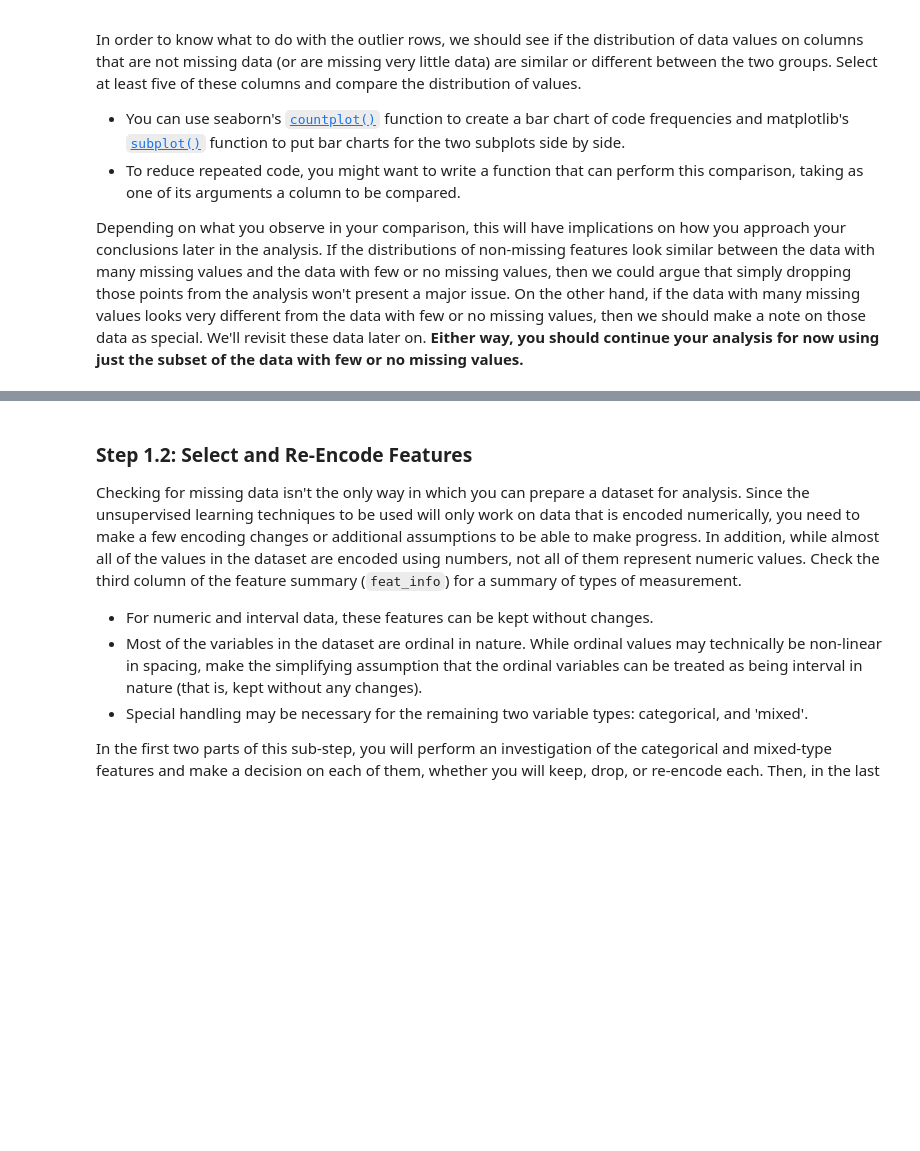
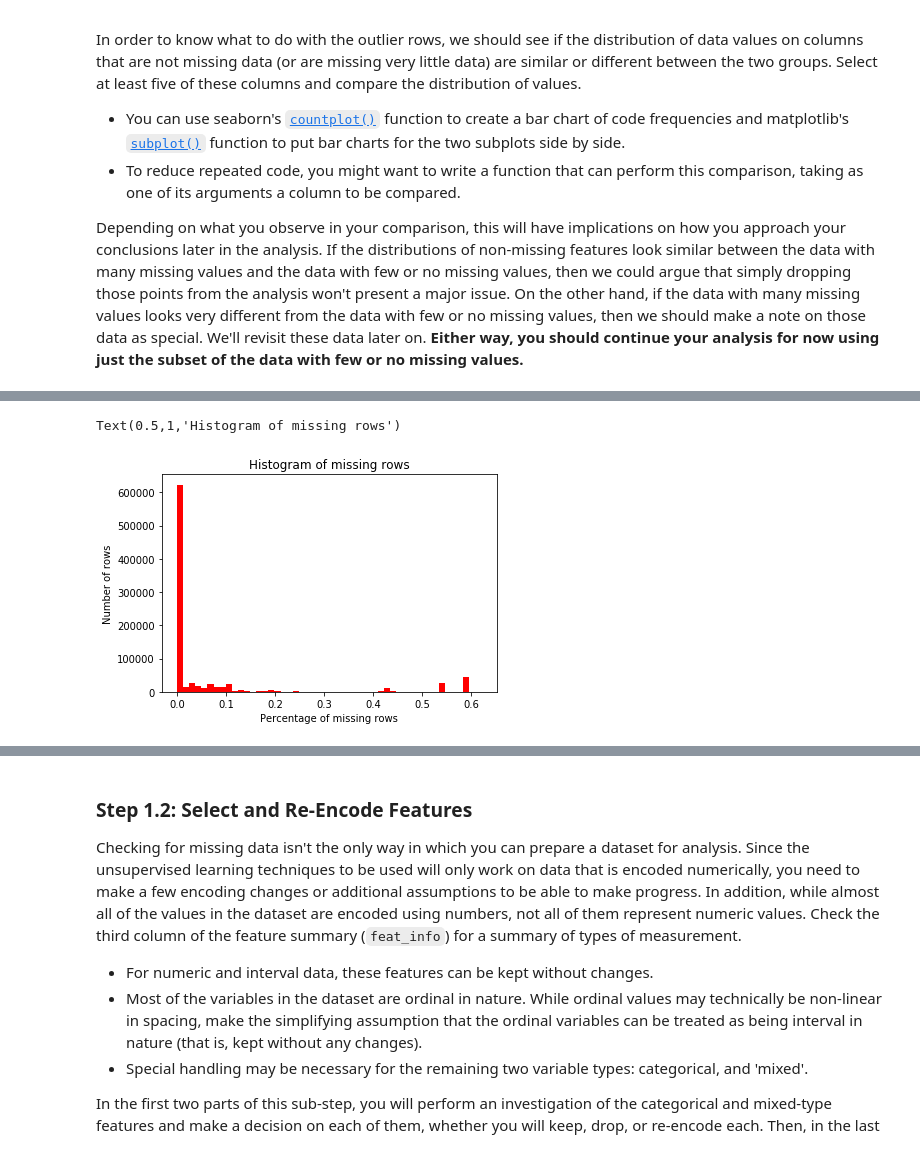
Before and after one commit to tusphananh/udacity-identify-customer-segments, a Jupyter notebook: Identify_Customer_Segments.ipynb, the cells around one changed output, grey strips where cells are left out. Drawn from its saved outputs; the diff is of its cells as text; code cells hidden in the pictures; blank space fills up the shorter version.

```diff
--- a/Identify_Customer_Segments.ipynb
+++ b/Identify_Customer_Segments.ipynb
@@ -110,0 +233,7 @@ For the remaining features, are there any patterns in which columns have, or sha
+# %%
+# Remove columns with more than 30% missing data
+columns_to_drop = percent_missing_cols[percent_missing_cols > 0.3].index
+print('columns_to_drop', columns_to_drop)
+azdias = azdias.drop(columns_to_drop, axis=1)
+print('azdias shape after drop columns', azdias.shape)
+display(azdias.head())
@@ -126,0 +287,5 @@ Depending on what you observe in your comparison, this will have implications on
+# %%
+# Calculate percentage of missing data in each row
+percent_missing_rows = azdias.isnull().sum(axis=1)/azdias.shape[1]
+print('percent_missing_rows', percent_missing_rows.sum())
+display(percent_missing_rows.head())
@@ -127,3 +300,12 @@ Depending on what you observe in your comparison, this will have implications on
+# %%
+# Plot histogram of missing data in each row
+plt.hist(percent_missing_rows, bins=50,color='red')
+plt.xlabel('Percentage of missing rows')
+plt.ylabel('Number of rows')
+plt.title('Histogram of missing rows')
+# %% [output]
+Text(0.5,1,'Histogram of missing rows')
+[figure, added]
 # %%
 # Write code to divide the data into two subsets based on the number of missing
 # values in each row.
```
Also changed, not shown: parts of 62 cells of this notebook.
